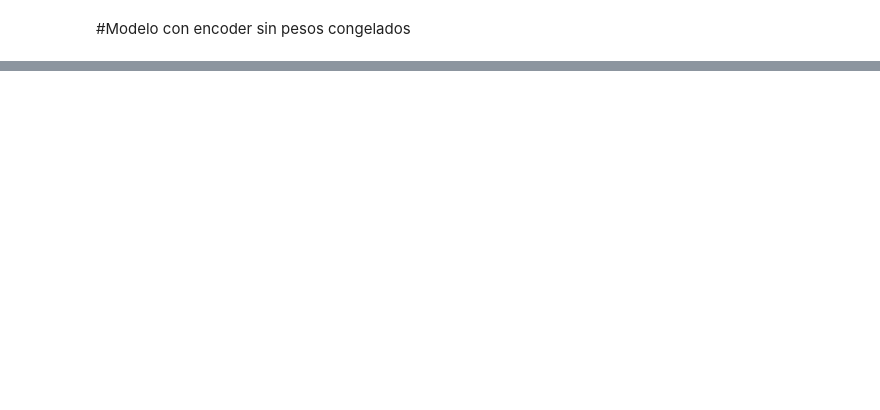
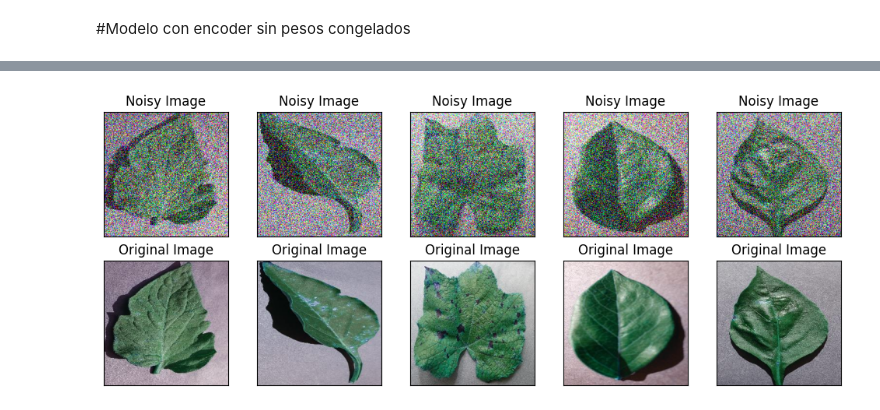
Before and after one commit to joshual777/PatronesProyecto3, a Jupyter notebook: Leo.ipynb, the cells around one changed output, grey strips where cells are left out. Cells and saved outputs as stored; diff of their text form; code cells hidden in the pictures; blank space fills up the shorter version.

```diff
--- a/Leo.ipynb
+++ b/Leo.ipynb
@@ -595,0 +680,83 @@ F1 Score: 0.8135593220338982
+# %%
+from tensorflow.keras.layers import Input, Conv2D, MaxPooling2D, UpSampling2D
+from tensorflow.keras.models import Model
+import matplotlib.pyplot as plt
+import numpy as np
+
+# Ajustar las dimensiones de los datos de entrada
+X_train = X_train.reshape(-1, 256, 256, 3)
+X_test = X_test.reshape(-1, 256, 256, 3)
+
+# Generar imágenes con ruido
+noise_factor = 0.5
+X_train_noisy = X_train + noise_factor * np.random.normal(loc=0.0, scale=1.0, size=X_train.shape)
+X_test_noisy = X_test + noise_factor * np.random.normal(loc=0.0, scale=1.0, size=X_test.shape)
+X_train_noisy = np.clip(X_train_noisy, 0., 1.)
+X_test_noisy = np.clip(X_test_noisy, 0., 1.)
+
+# Definir las capas del Autoencoder
+input_img = Input(shape=(256, 256, 3))
+x = Conv2D(16, (3, 3), activation='relu', padding='same')(input_img)
+x = MaxPooling2D((2, 2), padding='same')(x)
+x = Conv2D(8, (3, 3), activation='relu', padding='same')(x)
+x = MaxPooling2D((2, 2), padding='same')(x)
+x = Conv2D(8, (3, 3), activation='relu', padding='same')(x)
+encoded = MaxPooling2D((2, 2), padding='same')(x)
+
+x = Conv2D(8, (3, 3), activation='relu', padding='same')(encoded)
+x = UpSampling2D((2, 2))(x)
+x = Conv2D(8, (3, 3), activation='relu', padding='same')(x)
+x = UpSampling2D((2, 2))(x)
+x = Conv2D(16, (3, 3), activation='relu', padding='same')(x)
+x = UpSampling2D((2, 2))(x)
+decoded = Conv2D(3, (3, 3), activation='sigmoid', padding='same')(x)
+
+
+# Mostrar una imagen con ruido y su correspondiente imagen original
+plt.figure(figsize=(10, 4))
+for i in range(5):
+    # Imagen con ruido
+    ax = plt.subplot(2, 5, i + 1)
+    plt.imshow(X_train_noisy[i])
+    plt.title('Noisy Image')
+    plt.gray()
+    ax.get_xaxis().set_visible(False)
+    ax.get_yaxis().set_visible(False)
+
+    # Imagen original
+    ax = plt.subplot(2, 5, i + 6)
+    plt.imshow(X_train[i])
+    plt.title('Original Image')
+    plt.gray()
+    ax.get_xaxis().set_visible(False)
+    ax.get_yaxis().set_visible(False)
+
+plt.tight_layout()
+plt.show()
+
+# Construir el modelo del Autoencoder
+autoencoder = Model(input_img, decoded)
+
+# Compilar el modelo
+autoencoder.compile(optimizer='adam', loss='mse')
+
+# Entrenar el modelo con las imágenes ruidosas
+autoencoder.fit(X_train_noisy, X_train, epochs=10, batch_size=32, validation_data=(X_test_noisy, X_test))
+
+# Obtener los vectores latentes de las imágenes sin ruido
+latent_autoencoder = encoder.predict(X_test)
+
+# Aplanar los vectores latentes
+latent_autoencoder_flat = latent_autoencoder.reshape(-1, np.prod(latent_autoencoder.shape[1:]))
+
+# Aplicar PCA para reducir la dimensionalidad a 2D
+pca = PCA(n_components=2)
+latent_pca_autoencoder = pca.fit_transform(latent_autoencoder_flat)
+
+# Visualizar los vectores latentes en un gráfico
+plt.scatter(latent_pca_autoencoder[:, 0], latent_pca_autoencoder[:, 1], c=y_test)
+plt.title("Autoencoder Latent Space (PCA)")
+plt.colorbar()
+plt.show()
+# %% [output]
+[figure, added]
```
Also changed, not shown: parts of 8 cells of this notebook.
